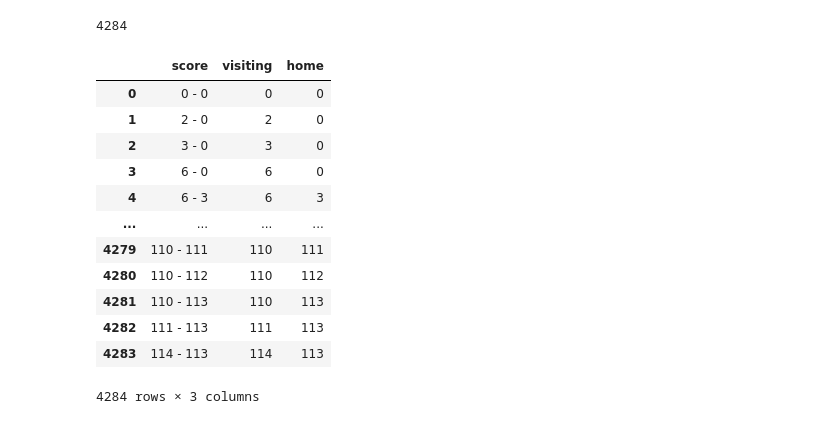
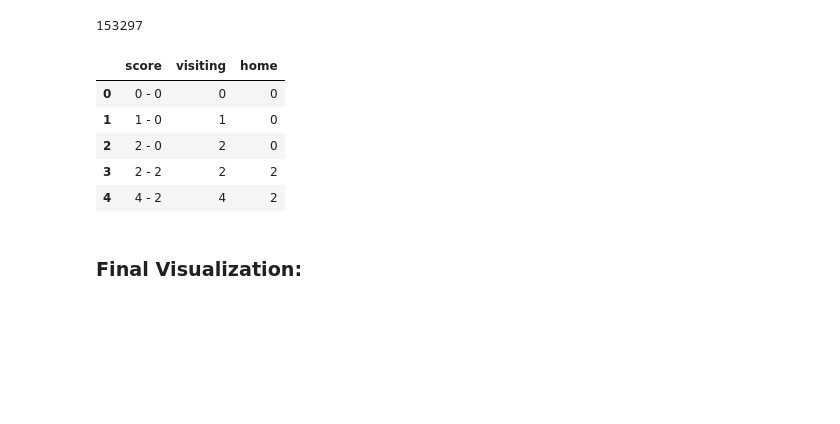
Before and after one commit to chanelton/NBA-Data, a Jupyter notebook: NBA Score Proj/NBA Scores.ipynb, the cells around one changed output. Cells and saved outputs as stored; diff of their text form; code cells hidden in the pictures; blank space fills up the shorter version.

```diff
--- a/NBA Score Proj/NBA Scores.ipynb
+++ b/NBA Score Proj/NBA Scores.ipynb
@@ -24,10 +34,12 @@ one_game_score = get_one_game_scores(401267521)
 # most easily accessible page:
 # https://www.espn.com/nba/game?gameId=401267511
 # %%
+# gets all the game ids for a week given date of one day
 def get_all_game_ids_on_day(date):
     f = urllib.request.urlopen(f'https://www.espn.com/nba/schedule/_/date/{date}')
     game_ids_source = f.read().decode('utf-8')
-    game_ids = re.findall('\?gameId=([^;]*?)"', game_ids_source)
+    game_ids = re.findall('gameId/.{9}', game_ids_source)
+    game_ids = [i[-9:] for i in game_ids]
     return game_ids
 # %%
 # https://www.espn.com/nba/schedule/_/date/20210205
@@ -52,8 +60,24 @@ def get_all_scores_given_monday_list(list_of_mondays):
+# %%
+# gets all game scores for all weeks where the monday is given
+def get_all_scores_given_monday_list(list_of_mondays):
+    all_scores = []
+    # progress bar count
+    loopy_count = 0
+    for monday in list_of_mondays:
+        all_scores = all_scores + get_all_game_scores_given_monday(monday)
+
+        j = (loopy_count + 1) / len(list_of_mondays)
+        loopy_count += 1
+        sys.stdout.write('\r')
+        sys.stdout.write("[%-20s] %d%%" % ('='*int(20*j), 100*j))
+        sys.stdout.flush()
+    return all_scores
 # %%
 def allmondays(start, end):
     return pd.date_range(start=start, end=end,
                          freq='W-MON').strftime('%Y%m%d').tolist()
 # %%
-data = get_all_scores_given_monday_list(allmondays('12/21/2020', '02/01/2021'))
-data
+%%time
+data = get_all_scores_given_monday_list(allmondays('12/21/2020', '04/25/2021'))
+data[:5]
 # %% [output]
@@ -77,29 +87,24 @@ data
 # %%
 len(data)
 # %% [output]
-4284
+153297
 # %%
 test = pd.DataFrame(data=data, columns=['score'])
 #test = pd.concat([test, lol_df])
 test['visiting'] = [i[0] for i in test['score'].str.split(' - ')]
 test['home'] = [i[1] for i in test['score'].str.split(' - ')]
 test['visiting'] = test['visiting'].astype(int)
 test['home'] = test['home'].astype(int)
 # fig, ax = plt.subplots(figsize=[12, 12])
 # ax = sns.scatterplot(data=test, x='home', y='visiting')
-test
+test[:5]
 # %% [output]
 |  | score | visiting | home |
 | 0 | 0 - 0 | 0 | 0 |
-| 1 | 2 - 0 | 2 | 0 |
-| 2 | 3 - 0 | 3 | 0 |
-| 3 | 6 - 0 | 6 | 0 |
-| 4 | 6 - 3 | 6 | 3 |
-| ... | ... | ... | ... |
-| 4279 | 110 - 111 | 110 | 111 |
-| 4280 | 110 - 112 | 110 | 112 |
-| 4281 | 110 - 113 | 110 | 113 |
-| 4282 | 111 - 113 | 111 | 113 |
-| 4283 | 114 - 113 | 114 | 113 |
+| 1 | 1 - 0 | 1 | 0 |
+| 2 | 2 - 0 | 2 | 0 |
+| 3 | 2 - 2 | 2 | 2 |
+| 4 | 4 - 2 | 4 | 2 |
-4284 rows × 3 columns
+# %% [markdown]
+### Final Visualization:
 # %%
```
Also changed, not shown: parts of 14 cells of this notebook.
